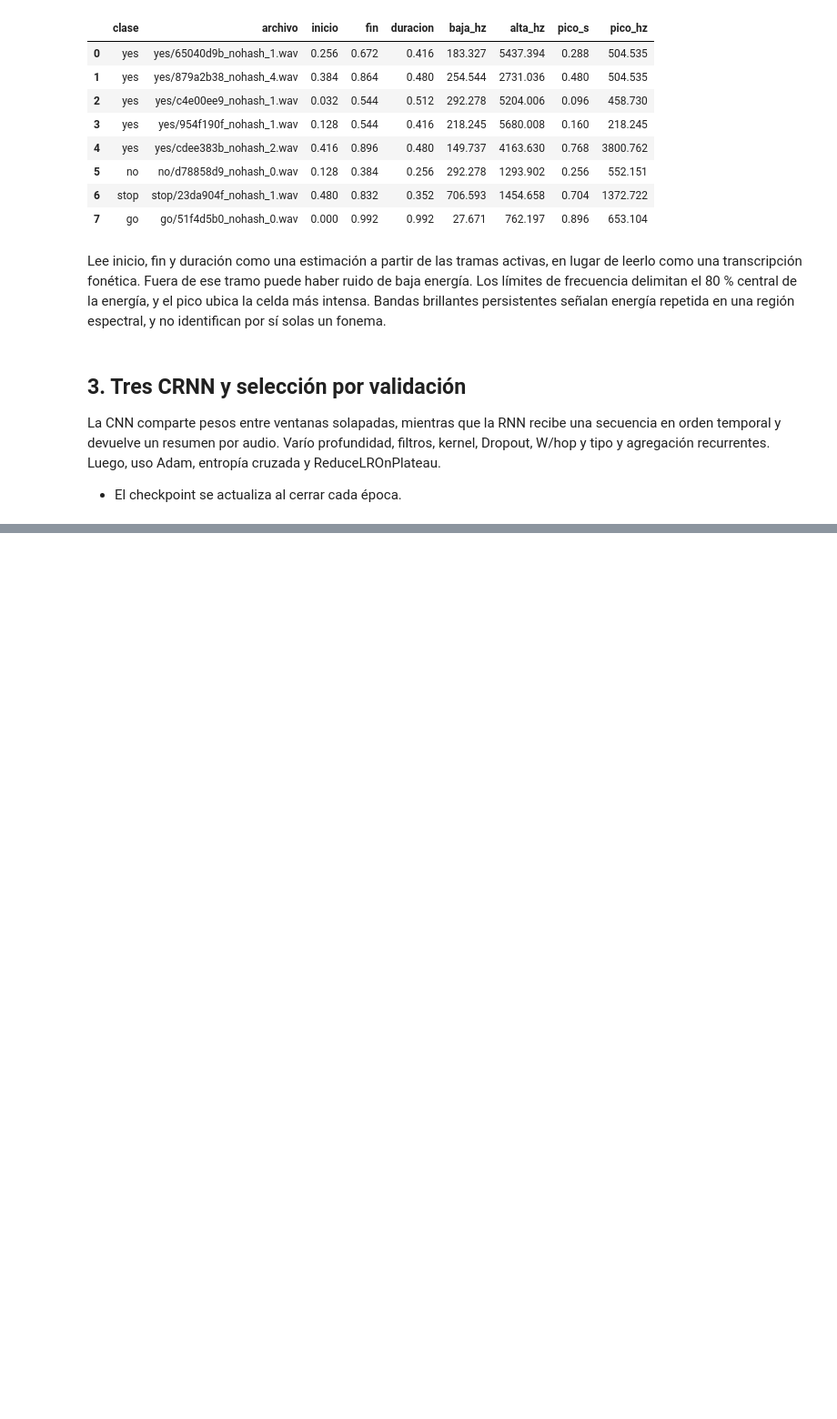
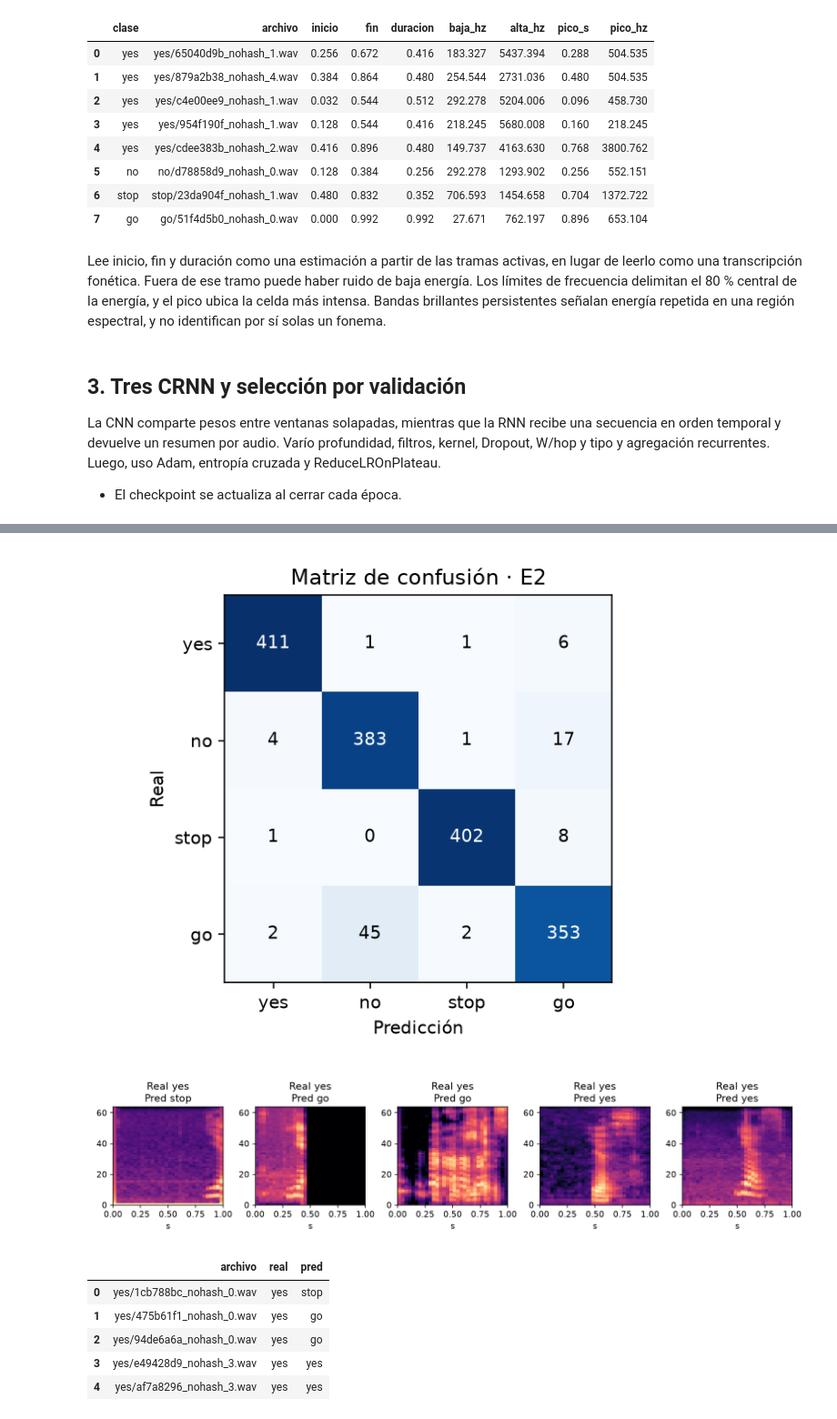
Before and after one commit to matitab/AAII-TP2, a Jupyter notebook: 01_CRNN.ipynb, the cells around one changed output, grey strips where cells are left out. Shown at 91% size. Drawn from its saved outputs; the diff is of its cells as text; code cells hidden in the pictures; blank space fills up the shorter version.

```diff
--- a/01_CRNN.ipynb
+++ b/01_CRNN.ipynb
@@ -230,0 +431,13 @@ La CNN comparte pesos entre ventanas solapadas, mientras que la RNN recibe una s
+# %%
+display(Image(filename=str(OUT / "audio_matriz.png")))
+display(Image(filename=str(OUT / "audio_predicciones.png")))
+display(pd.DataFrame(audio["ejemplos_test"]))
+# %% [output]
+[figure, added]
+[figure, added]
+|  | archivo | real | pred |
+| 0 | yes/1cb788bc_nohash_0.wav | yes | stop |
+| 1 | yes/475b61f1_nohash_0.wav | yes | go |
+| 2 | yes/94de6a6a_nohash_0.wav | yes | go |
+| 3 | yes/e49428d9_nohash_3.wav | yes | yes |
+| 4 | yes/af7a8296_nohash_3.wav | yes | yes |
```
Also changed, not shown: parts of 4 cells of this notebook.
